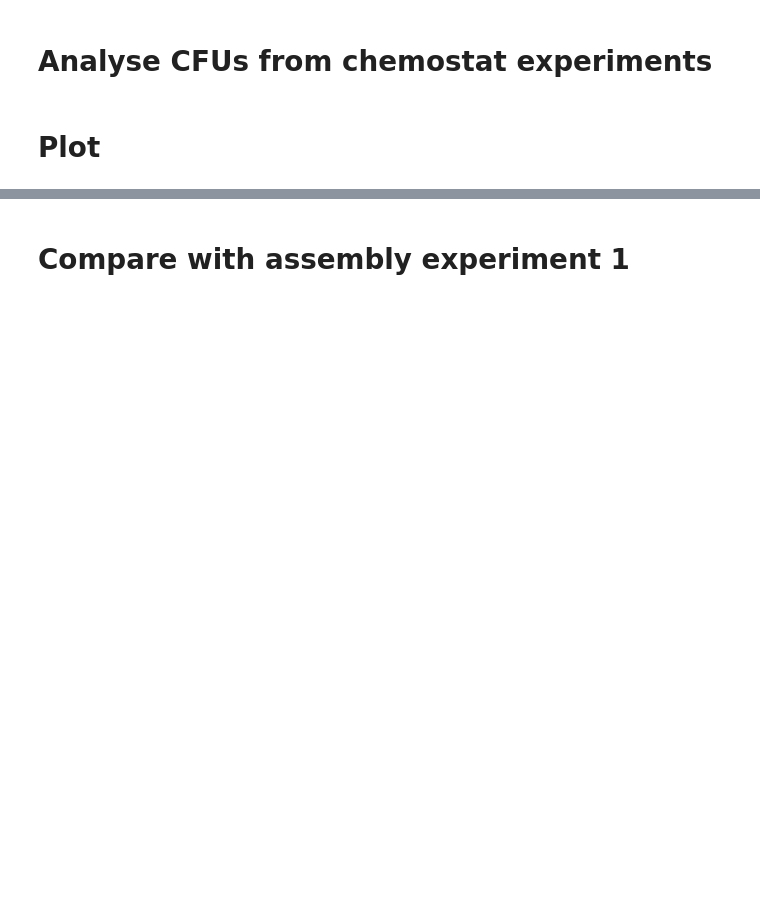
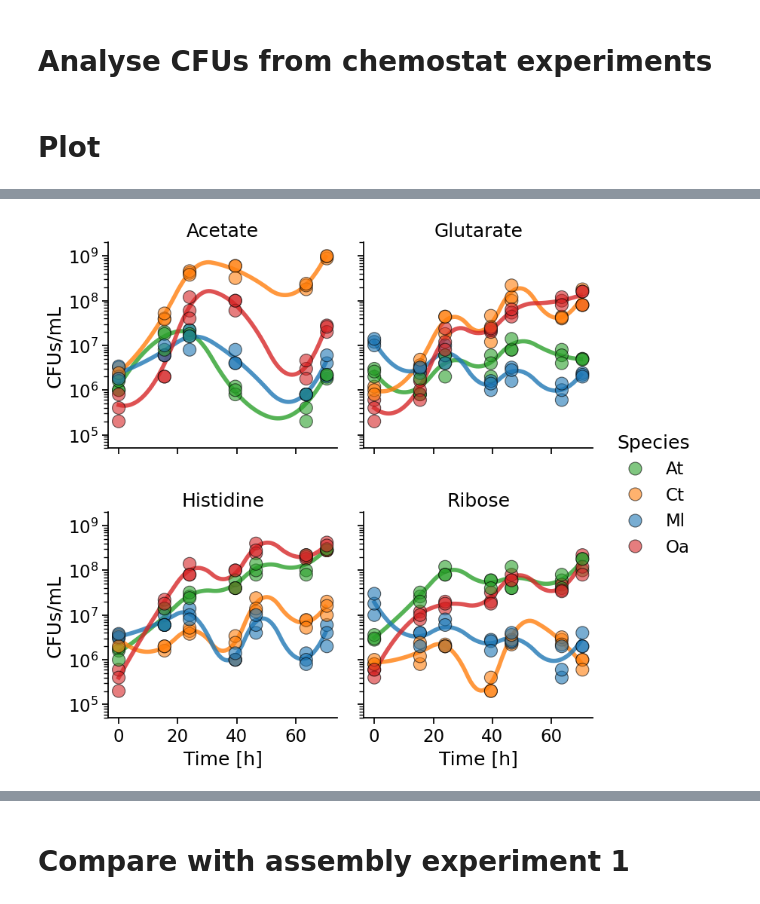
Before and after one commit to sulheim/coexistence, a Jupyter notebook: notebooks/4_chemostats/4A_plot_chemostat_assembly_cfus.ipynb, the cells around one changed output, grey strips where cells are left out. Cells and saved outputs as stored; diff of their text form; code cells hidden in the pictures; blank space fills up the shorter version.

```diff
--- a/notebooks/4_chemostats/4A_plot_chemostat_assembly_cfus.ipynb
+++ b/notebooks/4_chemostats/4A_plot_chemostat_assembly_cfus.ipynb
@@ -88,0 +127,68 @@ plt.show()
+# %%
+# Alternative with spline interpolation instead of lineplot
+ncols = 2
+g = sns.relplot(
+    data=df_cfuL,
+    x='Time [h]',
+    y='CFUs/mL',
+    hue='Species',
+    col='Carbon source',
+    col_wrap=ncols,
+    col_order=['Acetate', 'Glutarate', 'Histidine', 'Ribose'],
+    palette=palette,
+    hue_order=['At', 'Ct', 'Ml', 'Oa'],
+    s=150,
+    alpha=0.6,
+    height=4,
+    facet_kws={'sharey': True, 'sharex': True},
+    edgecolor='k',
+    linewidth=0.8
+)
+
+# Custom function to add spline interpolation for each species
+def plot_spline(data, **kwargs):
+    # Get unique carbon sources in this facet
+    for species in ['At', 'Ct', 'Ml', 'Oa']:
+        species_data = data[data['Species'] == species].copy()
+        if len(species_data) > 3:  # Need at least 4 points for spline
+            # Sort by time
+            species_data = species_data.sort_values('Time [h] rounded')
+            # Get mean values per timepoint
+            grouped = species_data.groupby('Time [h] rounded')['CFUs/mL'].mean().reset_index()
+
+            if len(grouped) > 3:
+                x = grouped['Time [h] rounded'].values
+                y = np.log10(grouped['CFUs/mL'].values)  # Work in log space
+
+                # Create spline (k=3 for cubic, or k=2 for quadratic if fewer points)
+                # k = min(3, len(x) - 1)
+                k = 2
+                try:
+                    spline = make_interp_spline(x, y, k=k, )
+
+                    # Generate smooth curve
+                    x_smooth = np.linspace(x.min(), x.max(), 100)
+                    y_smooth = 10**spline(x_smooth)  # Convert back from log space
+
+                    # Plot with correct color
+                    color = palette[['At', 'Ct', 'Ml', 'Oa'].index(species)]
+                    plt.plot(x_smooth, y_smooth, color=color, linewidth=4, alpha=0.8, zorder=0)
+                except:
+                    pass  # Skip if spline fails
+
+# Apply spline to each facet
+g.map_dataframe(plot_spline)
+
+# Set log scale
+for ax in g.axes.flat:
+    ax.set_yscale('log')
+    ax.set_ylim(5e4, 2e9)
+
+# Set titles and labels
+g.set_titles("{col_name}")
+g.set_axis_labels('Time [h]', 'CFUs/mL')
+
+plt.savefig(figure_folder / 'coexistence_chemostat_spline.pdf')
+plt.show()
+# %% [output]
+[figure, added]
```
Also changed, not shown: parts of 7 cells of this notebook, 8 other files.
